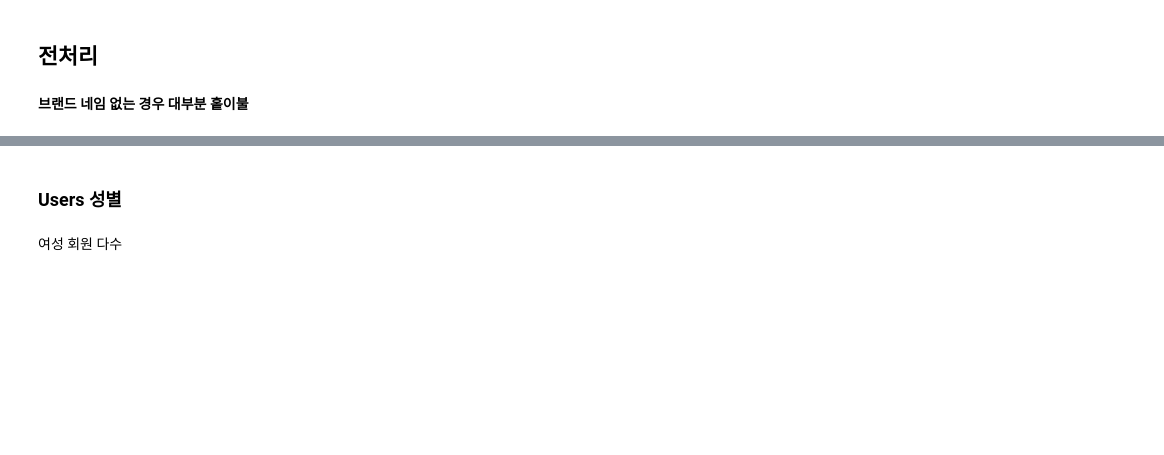
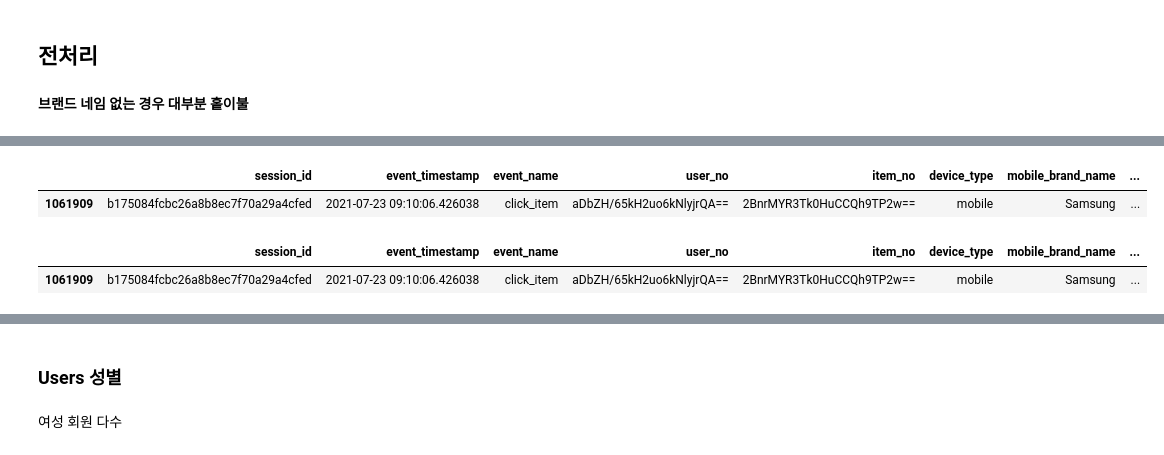
Before and after one commit to gr2edy/FastCampus_FinalProject_29cm, a Jupyter notebook: FC_FinalProject.ipynb, the cells around one changed output, grey strips where cells are left out. Cells and saved outputs as stored; diff of their text form; code cells hidden in the pictures; blank space fills up the shorter version.

```diff
--- a/FC_FinalProject.ipynb
+++ b/FC_FinalProject.ipynb
@@ -94,0 +116,41 @@ df[df['brand_name'].isnull()]
+# %%
+name.drop(columns = 'Unnamed: 0', inplace = True)
+# %%
+null_item_list = df.loc[df['brand_name'].isnull(),['brand_name','item_name','category1_name','category2_name','category3_name','price']]
+df.loc[null_item_list.query('category2_name == "주얼리"')['item_name'].index,['brand_name']]='null_'
+df.loc[null_item_list.query('item_name == "[프리미엄침구] 시원한 시어서커/인견 여름이불 모음"')['item_name'].index,['brand_name']]='오르다'
+df.loc[null_item_list.query('item_name == "EMF 전자파차단 침대 거실 프리미엄 전기요"')['item_name'].index,['brand_name']]='한스갤러리'
+df.loc[null_item_list.query('item_name == "그린티 모이스트 파하 거즈 필링(30매)"')['item_name'].index,['brand_name']]='네오젠'
+## 주얼리의 경우 브랜드 null 로 확인 브랜드 네임 null_로 변경
+# %%
+name = name[['item_no', 'new_name']]
+# %%
+df = pd.merge(df, name, how='left', on='item_no')
+# %%
+df[df['item_no']=='2BnrMYR3Tk0HuCCQh9TP2w==']
+# %% [output]
+|  | session_id | event_timestamp | event_name | user_no | item_no | device_type | mobile_brand_name | ... |
+| 1061909 | b175084fcbc26a8b8ec7f70a29a4cfed | 2021-07-23 09:10:06.426038 | click_item | aDbZH/65kH2uo6kNlyjrQA== | 2BnrMYR3Tk0HuCCQh9TP2w== | mobile | Samsung | ... |
+# %%
+df[df['item_no']=='2BnrMYR3Tk0HuCCQh9TP2w==']
+#  '5dSNvsYOSQYS9qa0ANtQvA==',
+#  '69tL1qKgc0XIaMyTHS4ONg==',
+#  'ID8z4rIuAqArc+ibb9Cwmw==',
+#  'KBekYyL3M0T3e5V4qt0feQ==',
+#  'MKPlUlNB5h//2dfkbVLwrA==',
+#  'MRJ+bJ7V63wrspq2fAX5rg==',
+#  'MX61jTuPfTuiduEPnmSMWQ==',
+#  'NnUx3DncWlSapqeDfazJJg==',
+#  'OqXb/XVgs05qCnuJ5tqgwQ==',
+#  'PJYpnxNbruUsn8qiUhVCLw==',
+#  'Rs2CQq8QE9Ux7slw7HzrsA==',
+#  'Rt5Raf2UcBfi//4iMHisBQ==',
+#  'oTxRag0b8AoYQFExwmia2Q==',
+#  'qwhVZu67YVRcrrFgY4zuCw==',
+#  'rS7CsnqbnNPaBJ5AsPusqw==',
+#  'vg7v4TyFac+96m0gMdR+hg==',
+#  'xg9+WhPqkY9/DQRX7SBE0w==',
+#  'yWjNFgSbqCNdRC6geruokw==']
+# %% [output]
+|  | session_id | event_timestamp | event_name | user_no | item_no | device_type | mobile_brand_name | ... |
+| 1061909 | b175084fcbc26a8b8ec7f70a29a4cfed | 2021-07-23 09:10:06.426038 | click_item | aDbZH/65kH2uo6kNlyjrQA== | 2BnrMYR3Tk0HuCCQh9TP2w== | mobile | Samsung | ... |
```
Also changed, not shown: parts of 86 cells of this notebook.
